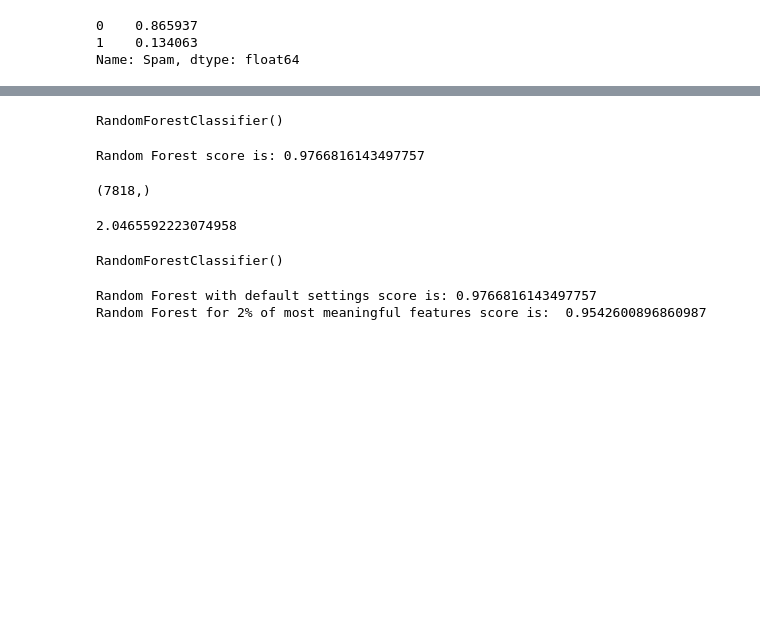
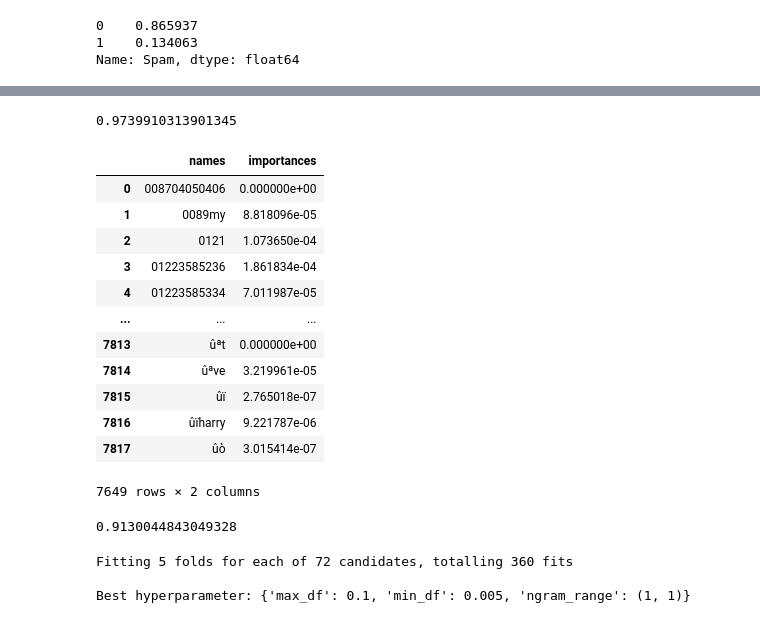
Before and after one commit to KenZooo11/m17, a Jupyter notebook: 17.ipynb, the cells around one changed output, grey strips where cells are left out. Cells and saved outputs as stored; diff of their text form; code cells hidden in the pictures; blank space fills up the shorter version.

```diff
--- a/17.ipynb
+++ b/17.ipynb
@@ -51,7 +54,10 @@ def tokenize(text):
     return tokenized_text
 spam_dataset['Tokenized_Text'] = spam_dataset['Cleaned_Text'].apply(lambda x: tokenize(x))
 
-
+stopwords = nltk.corpus.stopwords.words("english")
+def remove_stopwords(text):
+    without_stopwords = [word for word in text if word not in stopwords]
+    return without_stopwords
 spam_dataset['WithoutStop_Text'] = spam_dataset['Tokenized_Text'].apply(lambda x: remove_stopwords(x))
 
 stemmer = nltk.PorterStemmer()
@@ -65,3 +71,4 @@ def lemmatizing(text):
     lemmatized_words = [lemmater.lemmatize(word) for word in text]
     return lemmatized_words
 spam_dataset['Lemmatized_Text'] = spam_dataset['WithoutStop_Text'].apply(lambda x: lemmatizing(x))
+spam_dataset
@@ -90,41 +95,63 @@ tfidf = TfidfVectorizer()
 tfidf_train = tfidf.fit_transform(X_train.apply(lambda x: ' '.join(x)))
 tfidf_test = tfidf.transform(X_test.apply(lambda x: ' '.join(x)))
 # %%
-classifier = RandomForestClassifier()
-
-classifier.fit(tfidf_train,y_train)
+clf = RandomForestClassifier()
+clf.fit(tfidf_train,y_train)
+clf.score(tfidf_test,y_test)
 # %% [output]
-RandomForestClassifier()
+0.9739910313901345
 # %%
 print('Random Forest score is:' ,classifier.score(tfidf_test,y_test))
-# %% [output]
-Random Forest score is: 0.9766816143497757
 # %%
-importances = classifier.feature_importances_
-
-importances.shape
+features = pd.DataFrame({'names':tfidf.get_feature_names_out(),'importances':clf.feature_importances_})
+features_iportance_hd_001=features[features['importances'] <= 0.001]
+features_iportance_hd_001
 # %% [output]
+|  | names | importances |
+| 0 | 008704050406 | 0.000000e+00 |
+| 1 | 0089my | 8.818096e-05 |
+| 2 | 0121 | 1.073650e-04 |
+| 3 | 01223585236 | 1.861834e-04 |
+| 4 | 01223585334 | 7.011987e-05 |
+| ... | ... | ... |
+| 7813 | ûªt | 0.000000e+00 |
+| 7814 | ûªve | 3.219961e-05 |
+| 7815 | ûï | 2.765018e-07 |
+| 7816 | ûïharry | 9.221787e-06 |
+| 7817 | ûò | 3.015414e-07 |
-(7818,)
+7649 rows × 2 columns
 # %%
-((importances>0.001).sum()/7818)*100
+new_extends=list(features['names'])
+stopwords.extend(new_extends)
+X_train = X_train.apply(lambda x: remove_stopwords(x))
+X_test = X_test.apply(lambda x: remove_stopwords(x))
-# %% [output]
-2.0465592223074958
 # %%
-tfidf_2 = TfidfVectorizer(min_df=0.02)
-
+tfidf_2 = TfidfVectorizer()
 tfidf_2_train = tfidf_2.fit_transform(X_train.apply(lambda x: ' '.join(x)))
-
 tfidf_2_test = tfidf_2.transform(X_test.apply(lambda x: ' '.join(x)))
+clf_2 = RandomForestClassifier()
+clf_2.fit(tfidf_2_train,y_train)
+clf_2.score(tfidf_2_test,y_test)
+# %% [output]
+0.9130044843049328
 # %%
-classifier_2 = RandomForestClassifier()
-
-classifier_2.fit(tfidf_2_train,y_train)
+tfidf = TfidfVectorizer()
+params_tfidf = {'ngram_range': [(1,1),(1,2),(2,2)],
+                'min_df':[0.005,0.01,0.02,0.03],
+                'max_df': [0.1, 0.2, 0.3, 0.4, 0.5, 0.6]}
+tfidf_gridsearch = GridSearchCV(tfidf,
+                             params_tfidf,
+                             scoring='f1_macro',
+                             cv=5,
+                             verbose=10, n_jobs=-1)
+tfidf_gridsearch.fit(X_train.apply(lambda x: ' '.join(x)),y_train)
+print('\nBest hyperparameter:', tfidf_gridsearch.best_params_)
+tfidf_3 = tfidf_gridsearch.best_estimator_
 # %% [output]
-RandomForestClassifier()
+Fitting 5 folds for each of 72 candidates, totalling 360 fits
+
+Best hyperparameter: {'max_df': 0.1, 'min_df': 0.005, 'ngram_range': (1, 1)}
 # %%
-print('Random Forest with default settings score is:' ,classifier.score(tfidf_test,y_test))
-print('Random Forest for 2% of most meaningful features score is: ',classifier_2.score(tfidf_2_test,y_test))
+tfidf_3_train = tfidf_3.fit_transform(X_train.apply(lambda x: ' '.join(x)))
+tfidf_3_test = tfidf_3.transform(X_test.apply(lambda x: ' '.join(x)))
-# %% [output]
-Random Forest with default settings score is: 0.9766816143497757
-Random Forest for 2% of most meaningful features score is:  0.9542600896860987
 # %%
```
Also changed, not shown: parts of 10 cells of this notebook.
